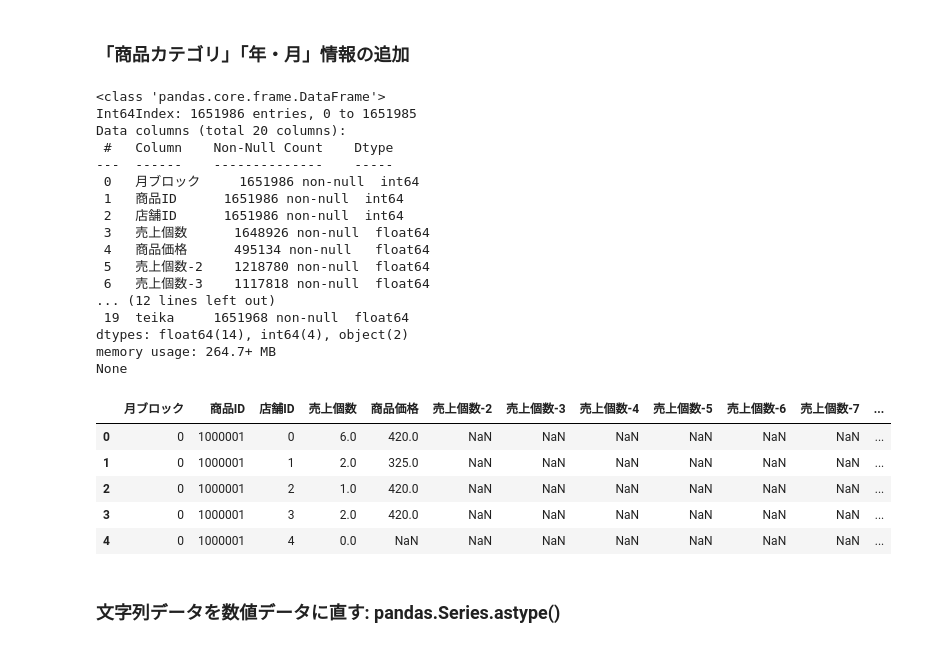
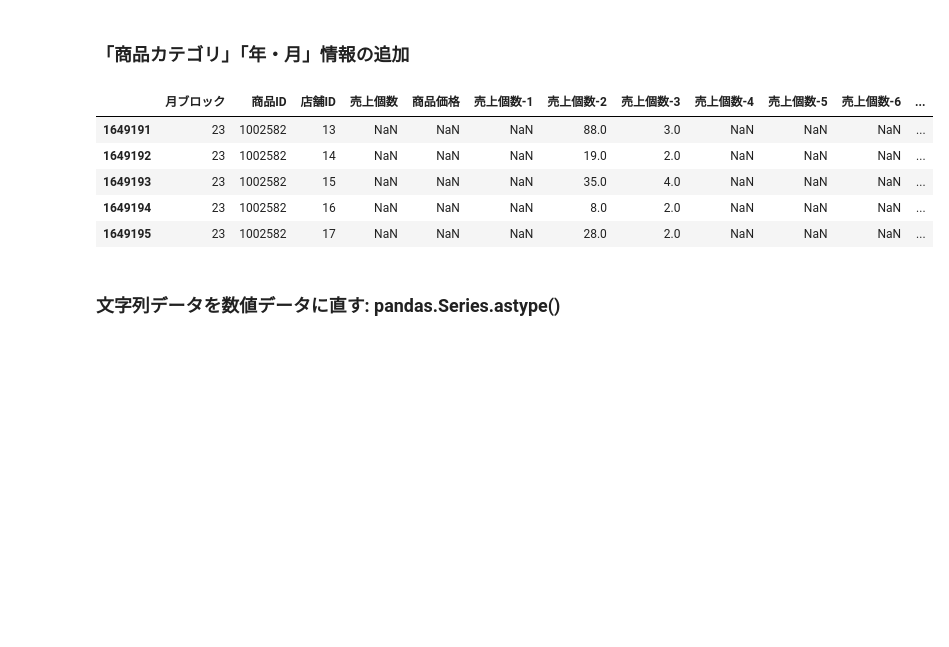
Before and after one commit to yydevelop/kaggle, a Jupyter notebook: PBL01_sample_code.ipynb, the cells around one changed output. Cells and saved outputs as stored; diff of their text form; code cells hidden in the pictures; blank space fills up the shorter version.

```diff
--- a/PBL01_sample_code.ipynb
+++ b/PBL01_sample_code.ipynb
@@ -521,7 +521,7 @@ lag12 = lag12.drop(['商品価格'], axis=1)
 ### ラグ特徴量の追加
 # %%
 dataset2 = dataset.copy()
-#dataset2 = pd.merge(dataset2, lag1, on=['月ブロック', '商品ID', '店舗ID'], how='left', left_index=True)
+dataset2 = pd.merge(dataset2, lag1, on=['月ブロック', '商品ID', '店舗ID'], how='left', left_index=True)
 dataset2 = pd.merge(dataset2, lag2, on=['月ブロック', '商品ID', '店舗ID'], how='left', left_index=True)
 dataset2 = pd.merge(dataset2, lag3, on=['月ブロック', '商品ID', '店舗ID'], how='left', left_index=True)
 dataset2 = pd.merge(dataset2, lag4, on=['月ブロック', '商品ID', '店舗ID'], how='left', left_index=True)
@@ -539,7 +539,8 @@ teika = dataset.copy()
 
 print(dataset["商品価格"].describe())
 
-teika = teika.groupby(['商品ID']).agg({'商品価格': np.max}).rename(columns={'商品価格': 'teika'}).reset_index()
+teika = dataset.groupby(['商品ID']).agg({'商品価格': np.max}).rename(columns={'商品価格': 'teika'}).reset_index()
+urine = dataset.groupby(['商品ID']).agg({'商品価格': np.median}).rename(columns={'商品価格': 'urine'}).reset_index()
 
 teika = teika[teika['teika'] <= 500000]
 
@@ -557,6 +558,9 @@ max      523570.000000
 Name: 商品価格, dtype: float64
 max: 71400.0
 min: 20.0
+# %%
+# 発売月
+hatubai = dataset.groupby(['商品ID']).agg({'月ブロック': np.min}).rename(columns={'月ブロック': 'hatubai'}).reset_index()
 # %% [markdown]
 ↑ 「月ブロック」0〜11のデータに該当するデータは、12ヶ月前の売上履歴が存在しないので、カラム「12ヶ月前の売上個数」すべて欠損値となる
 # %% [markdown]
@@ -564,34 +568,18 @@ min: 20.0
 # %%
 dataset3 = pd.merge(dataset2, cats, on='商品ID', how='left')
 dataset3 = pd.merge(dataset3, gp_time, on='月ブロック', how='left')
 dataset3 = pd.merge(dataset3, teika, on='商品ID', how='left')
-
-print(dataset3.info())
-dataset3.head()
+dataset3 = pd.merge(dataset3, urine, on='商品ID', how='left')
+dataset3 = pd.merge(dataset3, hatubai, on='商品ID', how='left')
+dataset3['hatubaigo'] = dataset3['月ブロック'] - dataset3['hatubai']
+dataset3[dataset3['商品ID'] == 1002582].tail()
 # %% [output]
-<class 'pandas.core.frame.DataFrame'>
-Int64Index: 1651986 entries, 0 to 1651985
-Data columns (total 20 columns):
- #   Column    Non-Null Count    Dtype
----  ------    --------------    -----
- 0   月ブロック     1651986 non-null  int64
- 1   商品ID      1651986 non-null  int64
- 2   店舗ID      1651986 non-null  int64
- 3   売上個数      1648926 non-null  float64
- 4   商品価格      495134 non-null   float64
- 5   売上個数-2    1218780 non-null  float64
- 6   売上個数-3    1117818 non-null  float64
-... (12 lines left out)
- 19  teika     1651968 non-null  float64
-dtypes: float64(14), int64(4), object(2)
-memory usage: 264.7+ MB
-None
-|  | 月ブロック | 商品ID | 店舗ID | 売上個数 | 商品価格 | 売上個数-2 | 売上個数-3 | 売上個数-4 | 売上個数-5 | 売上個数-6 | 売上個数-7 | ... |
-| 0 | 0 | 1000001 | 0 | 6.0 | 420.0 | NaN | NaN | NaN | NaN | NaN | NaN | ... |
-| 1 | 0 | 1000001 | 1 | 2.0 | 325.0 | NaN | NaN | NaN | NaN | NaN | NaN | ... |
-| 2 | 0 | 1000001 | 2 | 1.0 | 420.0 | NaN | NaN | NaN | NaN | NaN | NaN | ... |
-| 3 | 0 | 1000001 | 3 | 2.0 | 420.0 | NaN | NaN | NaN | NaN | NaN | NaN | ... |
-| 4 | 0 | 1000001 | 4 | 0.0 | NaN | NaN | NaN | NaN | NaN | NaN | NaN | ... |
+|  | 月ブロック | 商品ID | 店舗ID | 売上個数 | 商品価格 | 売上個数-1 | 売上個数-2 | 売上個数-3 | 売上個数-4 | 売上個数-5 | 売上個数-6 | ... |
+| 1649191 | 23 | 1002582 | 13 | NaN | NaN | NaN | 88.0 | 3.0 | NaN | NaN | NaN | ... |
+| 1649192 | 23 | 1002582 | 14 | NaN | NaN | NaN | 19.0 | 2.0 | NaN | NaN | NaN | ... |
+| 1649193 | 23 | 1002582 | 15 | NaN | NaN | NaN | 35.0 | 4.0 | NaN | NaN | NaN | ... |
+| 1649194 | 23 | 1002582 | 16 | NaN | NaN | NaN | 8.0 | 2.0 | NaN | NaN | NaN | ... |
+| 1649195 | 23 | 1002582 | 17 | NaN | NaN | NaN | 28.0 | 2.0 | NaN | NaN | NaN | ... |
 # %% [markdown]
 ### 文字列データを数値データに直す: pandas.Series.astype()
 # %%
```
Also changed, not shown: parts of 15 cells of this notebook.
